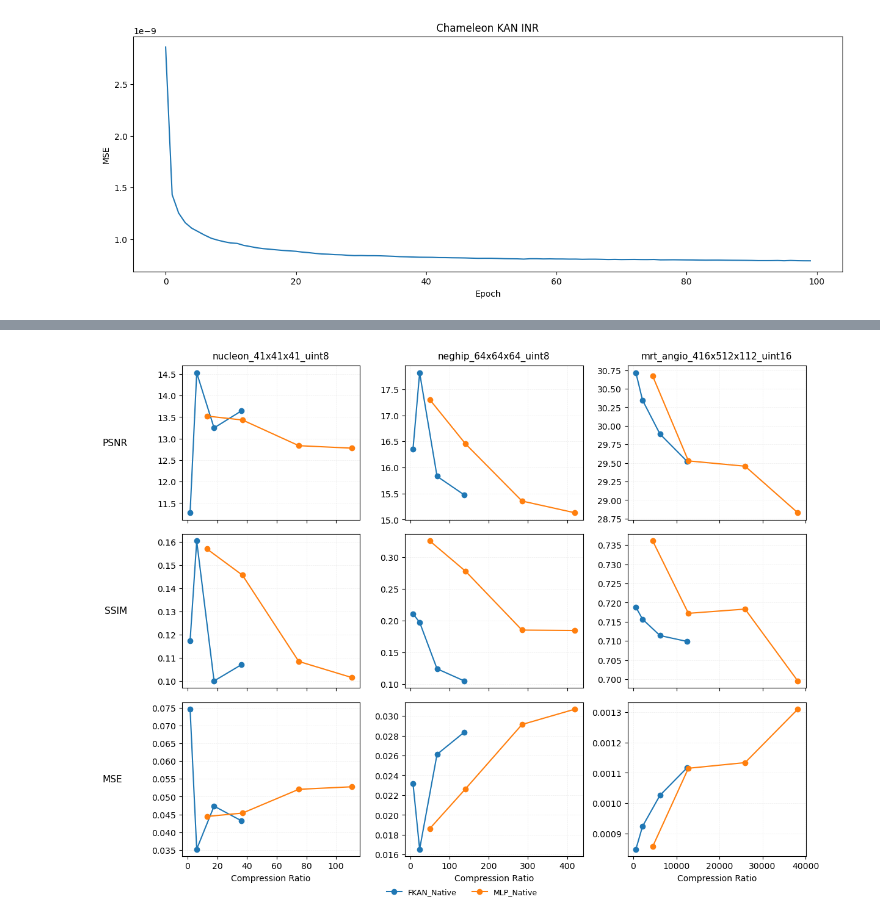
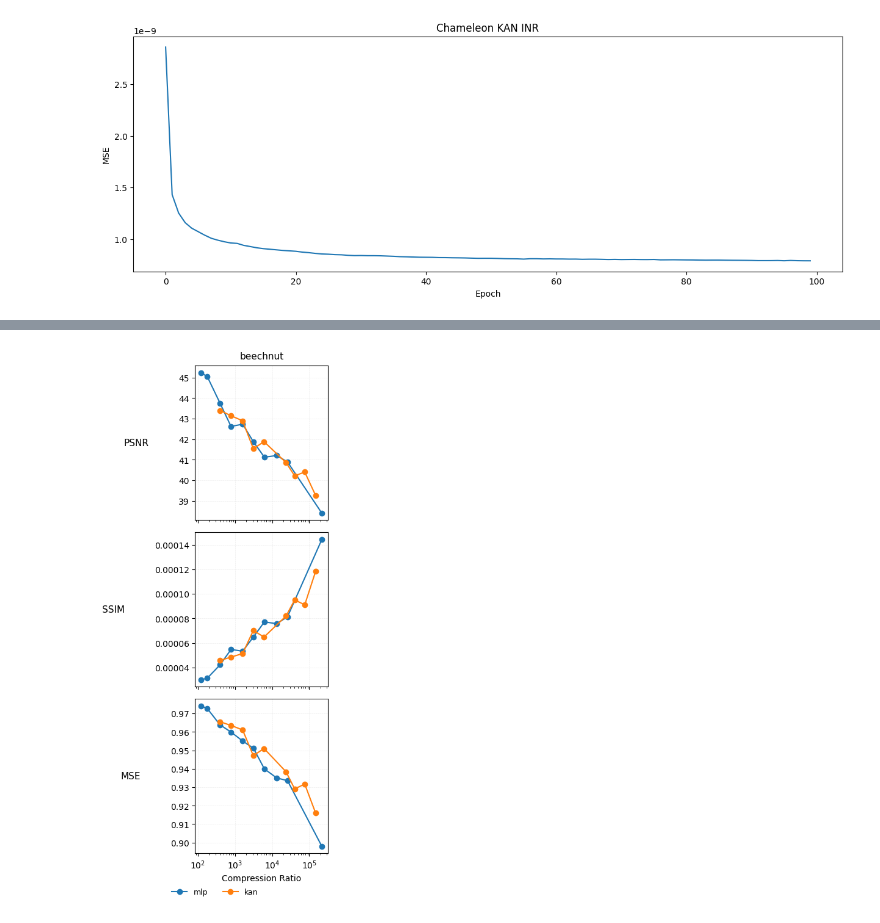
Before and after one commit to charlescohanlon/kan_inr, a Jupyter notebook: vis.ipynb, the cells around one changed output, grey strips where cells are left out. Drawn from its saved outputs; the diff is of its cells as text; code cells hidden in the pictures.

```diff
--- a/vis.ipynb
+++ b/vis.ipynb
@@ -86,7 +87,8 @@ LINE_KW = dict(marker="o", linewidth=1.5)
 LEGEND_FONTSIZE = 9
 
 # --------------- LOAD DATA ---------------
-df = pd.read_csv(CSV_PATH)
+# df = pd.read_csv(CSV_PATH)
+df = beechnut_results
 df = df.sort_values("compression_ratio", ascending=True)
 
 datasets = df["dataset"].unique()
@@ -122,6 +124,7 @@ for c, ds in enumerate(datasets):
                 color=color,
                 **LINE_KW
             )
+        ax.set_xscale("log")
 
         # Column & row titles / labels
         if r == 0:
@@ -137,31 +140,31 @@ for c, ds in enumerate(datasets):
             )
         if r == n_rows - 1:
             ax.set_xlabel("Compression Ratio")
 
         ax.grid(True, linestyle=":", linewidth=0.4, alpha=0.5)
 
 # ---------------- GLOBAL LEGEND ----------------
 # Collect unique handles/labels (models) from all axes
 handles, labels = [], []
 seen = set()
 for ax in fig.axes:
     for line in ax.get_lines():
         lbl = line.get_label()
         if lbl not in seen and not lbl.startswith("_line"):
             handles.append(line)
             labels.append(lbl)
             seen.add(lbl)
 fig.legend(
     handles,
     labels,
     loc="lower center",
     ncol=len(labels),
     fontsize=LEGEND_FONTSIZE,
     frameon=False,
     bbox_to_anchor=(0.5, -0.02),
 )
 
 fig.tight_layout()
 plt.show()
 # %% [output]
-[figure, old version]
+[figure, new version]
```
Also changed, not shown: parts of 1 cell of this notebook, 8 other files.
